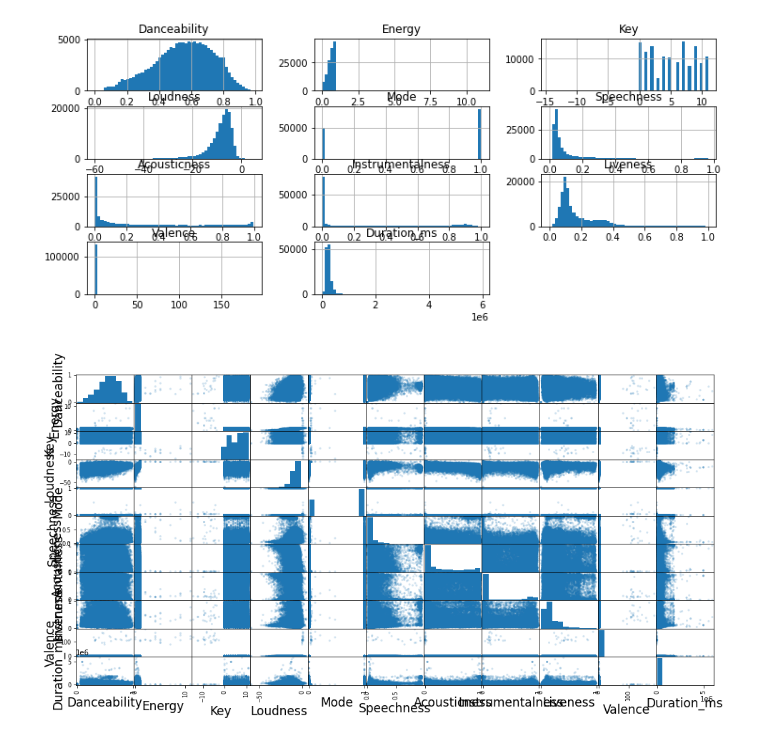
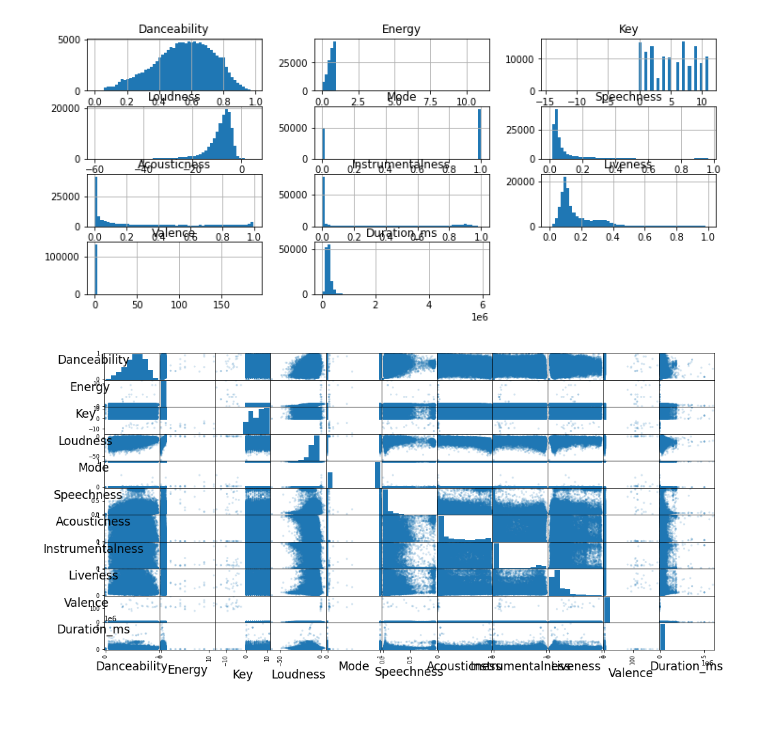
Before and after one commit to COGS118A/Group010-Sp22, a Jupyter notebook: model_test/model_tests.ipynb, the cells around one changed output. Saved outputs shown, nothing was run; the diff lists cells and outputs as text; code cells hidden in the pictures; blank space fills up the shorter version.

Commit message:
changed rotation of axis and increased size of scatter matrix

```diff
--- a/model_test/model_tests.ipynb
+++ b/model_test/model_tests.ipynb
@@ -50,17 +50,17 @@ hist = music.hist(bins=55)
 [figure]
 # %%
 # shows a bigger plot size for readability
-plt.rcParams['figure.figsize'] = (24, 10)
+plt.rcParams['figure.figsize'] = (29, 12)
 
 # make a subdf of 'toptendf' to only inlcude the columns specified above
 sub_music =  music[['Danceability', 'Energy', 'Key', 'Loudness', 'Mode', 'Speechness', 'Acousticness', 'Instrumentalness', 'Liveness', 'Valence', 'Duration_ms']]
 sub_music
 
 fig = pd.plotting.scatter_matrix(sub_music, alpha=0.2, figsize=(16,8))
 
 
 for ax in fig.ravel():
     ax.set_xlabel(ax.get_xlabel(), fontsize = 17, rotation = 0)
-    ax.set_ylabel(ax.get_ylabel(), fontsize = 17, rotation = 90)
+    ax.set_ylabel(ax.get_ylabel(), fontsize = 17, rotation = 0)
 # %% [output]
-[figure, old version]
+[figure, new version]
```
